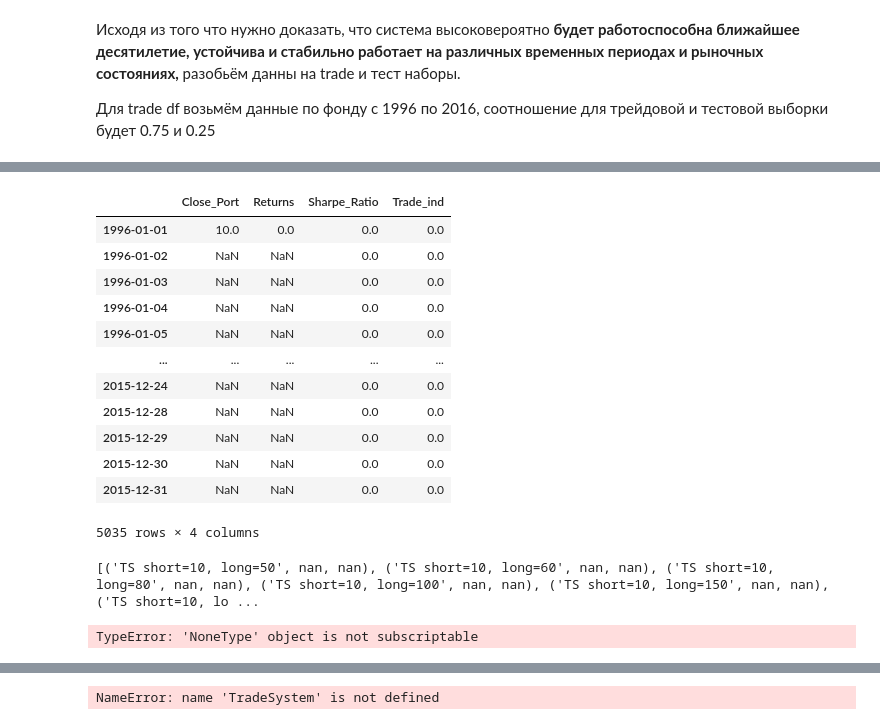
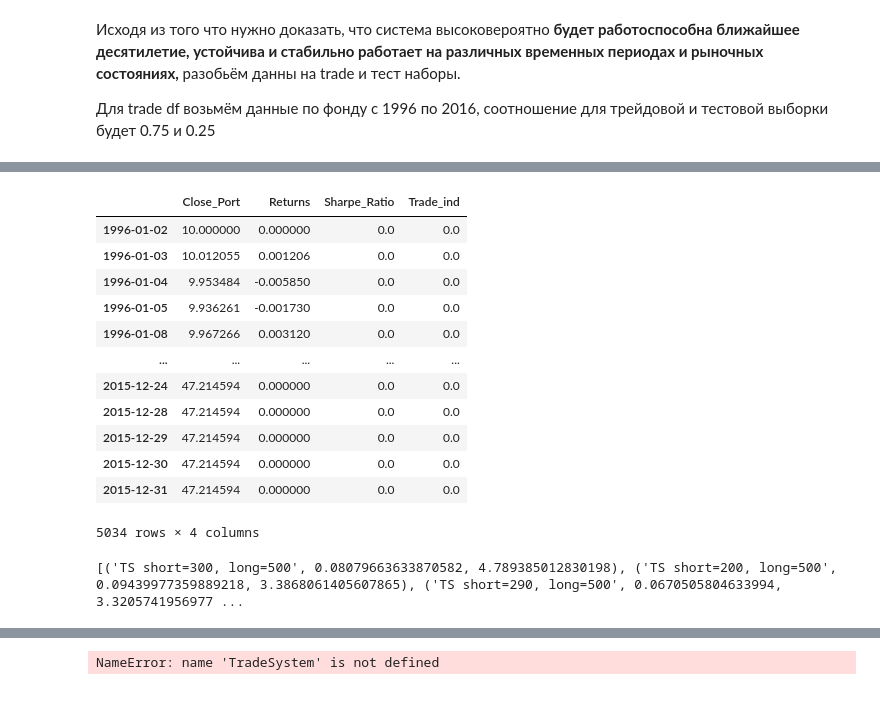
Before and after one commit to Den-is-me/test_ff, a Jupyter notebook: test_ff.ipynb, the cells around one changed output, grey strips where cells are left out. Saved outputs shown, nothing was run; the diff lists cells and outputs as text; code cells hidden in the pictures.

```diff
--- a/test_ff.ipynb
+++ b/test_ff.ipynb
@@ -903,58 +916,71 @@ test_df_bull = data.copy().loc[datetime(2016, 1, 1):]
 from tqdm import tqdm
 
 
-start_date = datetime(1996, 1, 1)
-end_date = datetime(2022, 1, 22)
+start_date = train_df.iloc[0].name
+end_date = train_df.iloc[-1].name
 
 cagr_sharp = []
-# for short in tqdm(range(10, 100, 20)):
-#     for long in tqdm([50, 60, 80, 100, 150, 250, 300]):
-#         TS = TradeSystem(10, train_df, start_date, end_date, SMA_short_window=short, SMA_long_window=long)
-#         TS.start_trade()
-#         cagr = TS.calculate_cagr()
-#         sharp = TS.calculate_sharpe_ratio()
-#         result = (f'TS short={short}, long={long}', cagr, sharp)
+for short in tqdm([200, 210, 220, 240, 250, 290, 300]):
+    for long in tqdm([400, 410, 420, 430, 450, 500,]):
+        TS = TradeSystem(10, train_df, start_date, end_date, SMA_short_window=short, SMA_long_window=long)
+        TS.start_trade()
+        cagr = TS.calculate_cagr()
+        sharp = TS.calculate_sharpe_ratio()
+        result = (f'TS short={short}, long={long}', cagr, sharp)
 
-#         cagr_sharp.append(result)
+        cagr_sharp.append(result)
 
 
 
-# TS = TradeSystem(10, train_df, start_date, end_date, SMA_short_window=short, SMA_long_window=long)
+# TS = TradeSystem(100, train_df, start_date, end_date, SMA_short_window=10, SMA_long_window=20)
 # TS.start_trade()
 
 # from tqdm import tqdm
 
 # cagr_sharp = []
 # for short in tqdm(range(10, 100, 2)):
 #     for long in tqdm(range(30, 500, 10)):
 #         TS = TradeSystem(10, train_df, start_date, end_date, SMA_short_window=short, SMA_long_window=long)
 #         TS.start_trade()
 #         cagr = TS.calculate_cagr()
 #         sharp = TS.calculate_sharpe_ratio()
 #         result = (f'TS short={short}, long={long}', cagr, sharp)
 
 #         cagr_sharp.append(result)
 
 
 
 
 TS.portfolio
 # %% [output]
 |  | Close_Port | Returns | Sharpe_Ratio | Trade_ind |
-| 1996-01-01 | 10.0 | 0.0 | 0.0 | 0.0 |
-| 1996-01-02 | NaN | NaN | 0.0 | 0.0 |
-| 1996-01-03 | NaN | NaN | 0.0 | 0.0 |
-| 1996-01-04 | NaN | NaN | 0.0 | 0.0 |
-| 1996-01-05 | NaN | NaN | 0.0 | 0.0 |
+| 1996-01-02 | 10.000000 | 0.000000 | 0.0 | 0.0 |
+| 1996-01-03 | 10.012055 | 0.001206 | 0.0 | 0.0 |
+| 1996-01-04 | 9.953484 | -0.005850 | 0.0 | 0.0 |
+| 1996-01-05 | 9.936261 | -0.001730 | 0.0 | 0.0 |
+| 1996-01-08 | 9.967266 | 0.003120 | 0.0 | 0.0 |
 | ... | ... | ... | ... | ... |
-| 2015-12-24 | NaN | NaN | 0.0 | 0.0 |
-| 2015-12-28 | NaN | NaN | 0.0 | 0.0 |
-| 2015-12-29 | NaN | NaN | 0.0 | 0.0 |
-| 2015-12-30 | NaN | NaN | 0.0 | 0.0 |
-| 2015-12-31 | NaN | NaN | 0.0 | 0.0 |
+| 2015-12-24 | 47.214594 | 0.000000 | 0.0 | 0.0 |
+| 2015-12-28 | 47.214594 | 0.000000 | 0.0 | 0.0 |
+| 2015-12-29 | 47.214594 | 0.000000 | 0.0 | 0.0 |
+| 2015-12-30 | 47.214594 | 0.000000 | 0.0 | 0.0 |
+| 2015-12-31 | 47.214594 | 0.000000 | 0.0 | 0.0 |
-5035 rows × 4 columns
+5034 rows × 4 columns
+# %%
+print(sorted(cagr_sharp, key=lambda x: (x[-1], x[-2]), reverse=True)[:20])
+
+# TS short=90, long=280', 0.055894425924842395, 0.6964936128209062
+# 'TS short=200, long=500', 0.09439977359889218, 3.3868061405607865   !!!!!
+# %% [output]
+[('TS short=300, long=500', 0.08079663633870582, 4.789385012830198), ('TS short=200, long=500', 0.09439977359889218, 3.3868061405607865), ('TS short=290, long=500', 0.0670505804633994, 3.3205741956977 ...
 # %%
-print(sorted(cagr_sharp, key=lambda x: (x[-1], x[-2])))[:10]
+# [('TS short=90, long=100', 0.05110529554009724, 0.7822553918853725), ('TS short=90, long=300', 0.059841244168709506, 0.7465009200800747), ('TS short=50, long=300', 0.056524188320130175, 0.6877151568089775), ('TS short=90, long=250', 0.04850877483830596, 0.5978705245502461), ('TS short=50, long=50', 0.13473621516361867, 0.5290524111466367), ('TS short=70, long=50', 0.07968904200255955, 0.508045740827949), ('TS short=50, long=80', 0.052727814177633725, 0.46719456776209134), ('TS short=30, long=60', 0.06795966099841677, 0.4382288939540758), ('TS short=50, long=60', 0.049196477716366926, 0.42652260432753125), ('TS short=30, long=100', 0.056829005001711286, 0.408585743676803)]
+# [('TS short=300, long=500', 0.08079663633870582, 4.789385012830198), ('TS short=350, long=500', 0.07234994239864312, 3.713833385787553), ('TS short=200, long=500', 0.09439977359889218, 3.3868061405607865), ('TS short=90, long=500', 0.08099767823976411, 2.6640779159976113), ('TS short=80, long=500', 0.07953334237623966, 2.625135776778274), ('TS short=95, long=500', 0.08292462884549767, 1.3059001052060009), ('TS short=120, long=500', 0.08247833854318887, 1.295791158482572), ('TS short=110, long=500', 0.08135161493350873, 1.2561287608909468), ('TS short=100, long=500', 0.07936739708128138, 1.2420972718553844), ('TS short=90, long=300', 0.059841244168709506, 0.7465009200800747)]
+start_date = test_df_flat.iloc[0].name
+end_date = test_df_flat.iloc[-1].name
+
+TS = TradeSystem(100, test_df_flat, start_date, end_date, SMA_short_window=200, SMA_long_window=500)
+TS.start_trade()
+
+BuyAndHold = TradeSystem(100, test_df_flat, start_date, end_date, trade_needed=False)
+BuyAndHold.start_trade()
-# %% [output]
-[('TS short=10, long=50', nan, nan), ('TS short=10, long=60', nan, nan), ('TS short=10, long=80', nan, nan), ('TS short=10, long=100', nan, nan), ('TS short=10, long=150', nan, nan), ('TS short=10, lo ...
-TypeError: 'NoneType' object is not subscriptable
```
Also changed, not shown: parts of 5 cells of this notebook, 1 other file.
